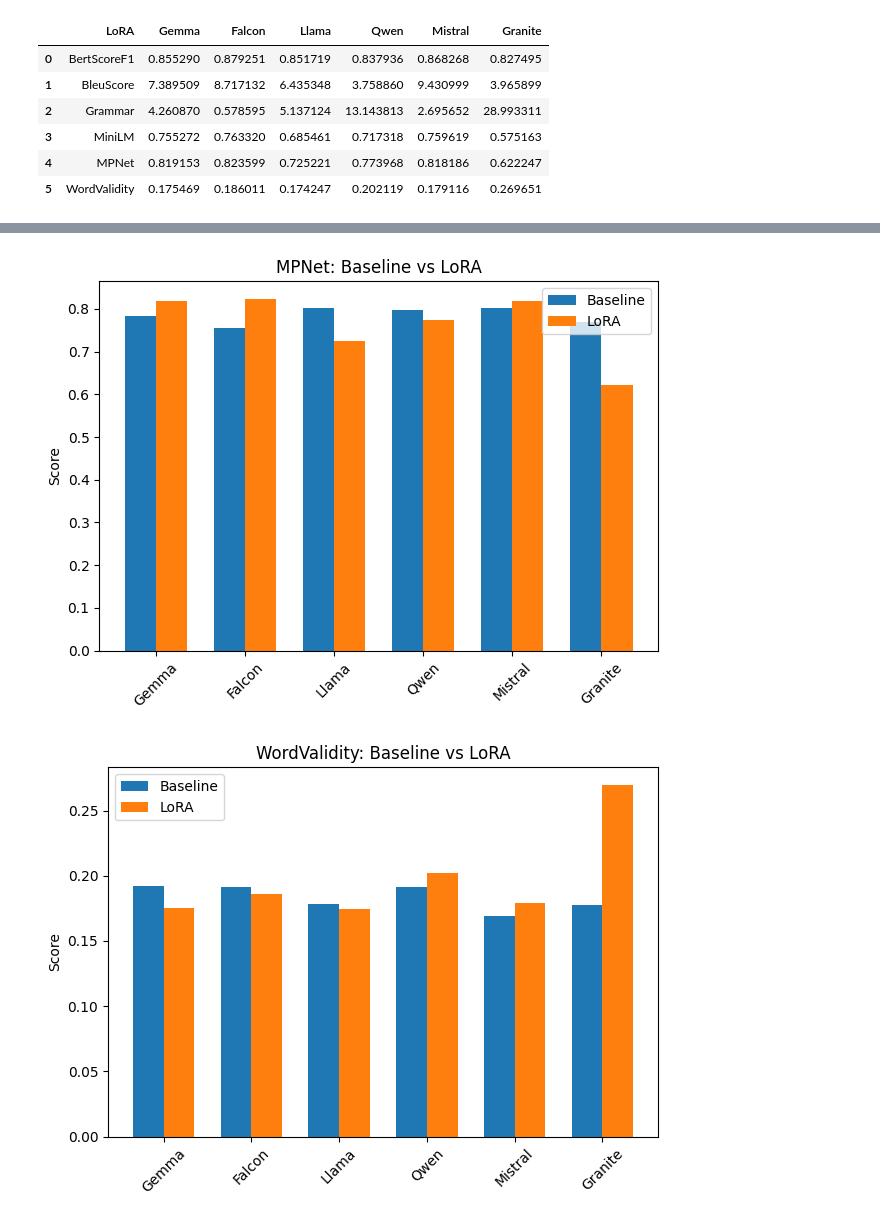
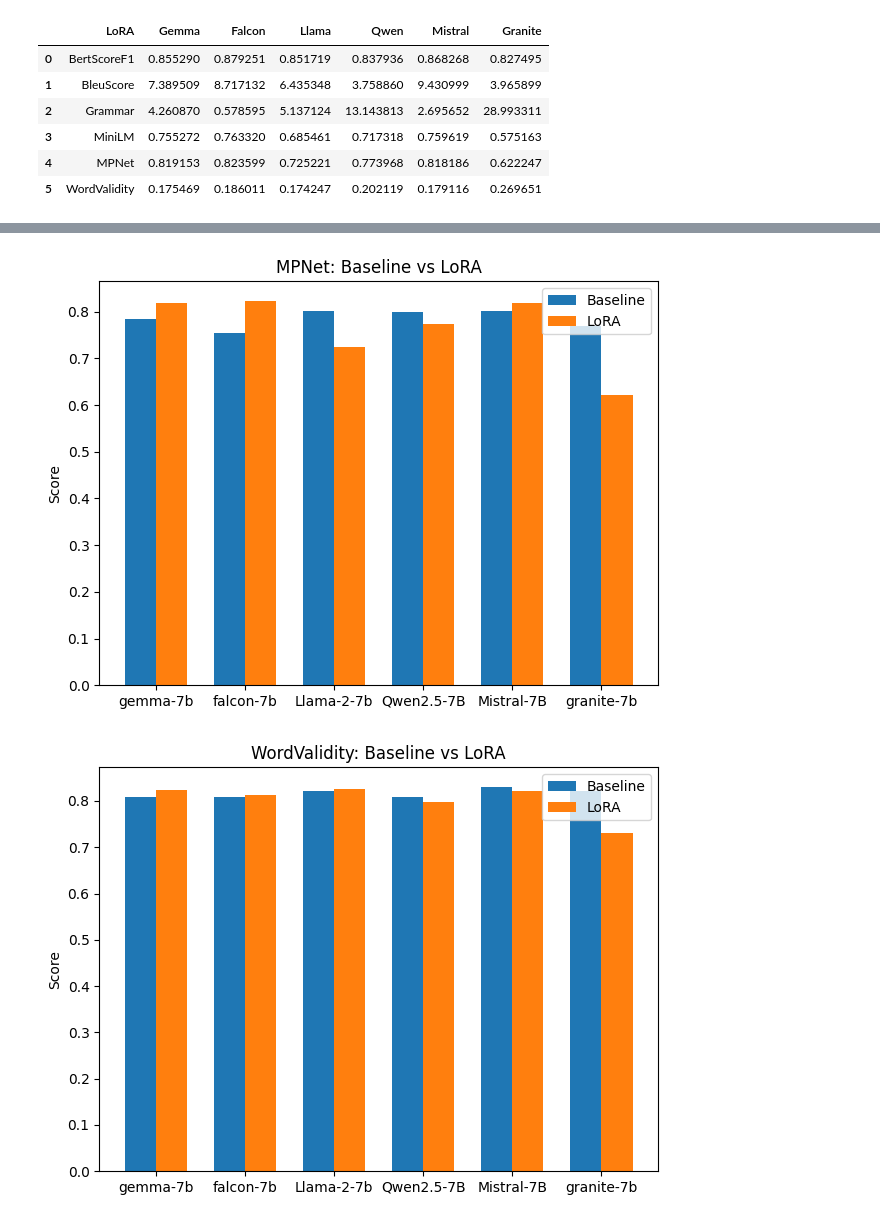
Before and after one commit to KarynTham/LoRA_7B, a Jupyter notebook: Analysis/Baseline vs LoRA/BarChart.ipynb, the cells around one changed output, grey strips where cells are left out. Drawn from its saved outputs; the diff is of its cells as text; code cells hidden in the pictures.

```diff
--- a/Analysis/Baseline vs LoRA/BarChart.ipynb
+++ b/Analysis/Baseline vs LoRA/BarChart.ipynb
@@ -21,3 +21,11 @@ display(lr)
 | 3 | MiniLM | 0.755272 | 0.763320 | 0.685461 | 0.717318 | 0.759619 | 0.575163 |
 | 4 | MPNet | 0.819153 | 0.823599 | 0.725221 | 0.773968 | 0.818186 | 0.622247 |
 | 5 | WordValidity | 0.175469 | 0.186011 | 0.174247 | 0.202119 | 0.179116 | 0.269651 |
+# %%
+bl2 = bl.copy()
+lr2 = lr.copy()
+bl2.iloc[5, 1:] = 1 - bl2.iloc[5, 1:]
+lr2.iloc[5, 1:] = 1 - lr2.iloc[5, 1:]
+
+display(bl2)
+display(lr2)
@@ -23,0 +47,12 @@ display(lr)
+# %%
+rename_map = {
+    "Falcon": "falcon-7b",
+    "Gemma": "gemma-7b",
+    "Granite": "granite-7b",
+    "Llama": "Llama-2-7b",
+    "Mistral": "Mistral-7B",
+    "Qwen": "Qwen2.5-7B"
+}
+
+bl3 = bl2.rename(columns=rename_map)
+lr3 = lr2.rename(columns=rename_map)
@@ -28,11 +73,14 @@ import numpy as np
 import os
 
 # Read CSVs
-df_baseline = pd.read_csv("Mean_BL.csv")
-df_lora = pd.read_csv("Mean_LR.csv")
+# df_baseline = pd.read_csv("Mean_BL.csv")
+# df_lora = pd.read_csv("Mean_LR.csv")
+
+df_baseline = bl3.copy()
+df_lora = lr3.copy()
 
 # Output folder
-output_dir = "baseline_vs_lora_plots"
+output_dir = "baseline_vs_lora_plots2"
 os.makedirs(output_dir, exist_ok=True)
 
 # Ensure same order
@@ -53,7 +101,7 @@ for i, metric in enumerate(metrics):
     plt.bar(x - width/2, baseline_vals, width, label="Baseline")
     plt.bar(x + width/2, lora_vals, width, label="LoRA")
 
-    plt.xticks(x, models, rotation=45)
+    plt.xticks(x, models, rotation=0)
     plt.ylabel("Score")
     plt.title(f"{metric}: Baseline vs LoRA")
     plt.legend()
@@ -73,2 +121,2 @@ for i, metric in enumerate(metrics):
-[figure, old version]
+[figure, new version]
-[figure, old version]
+[figure, new version]
```
Also changed, not shown: parts of 13 cells of this notebook.
